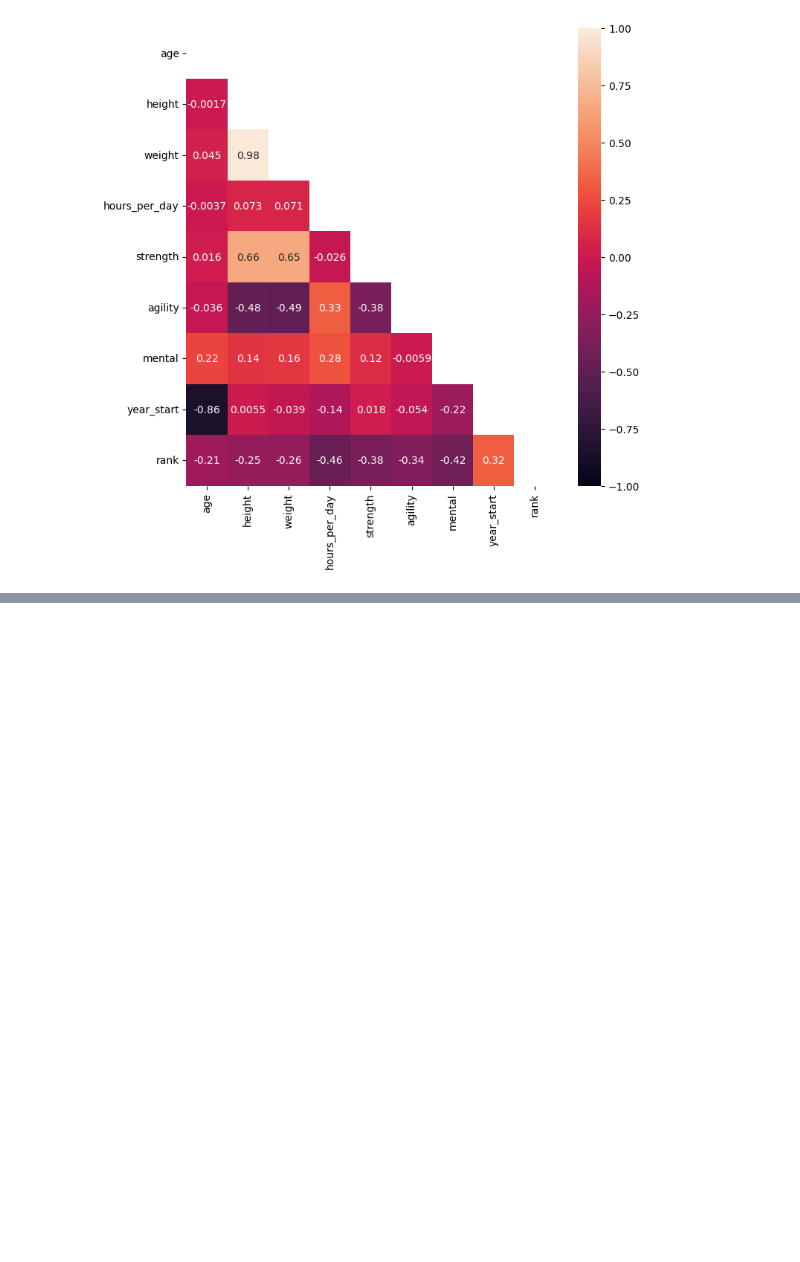
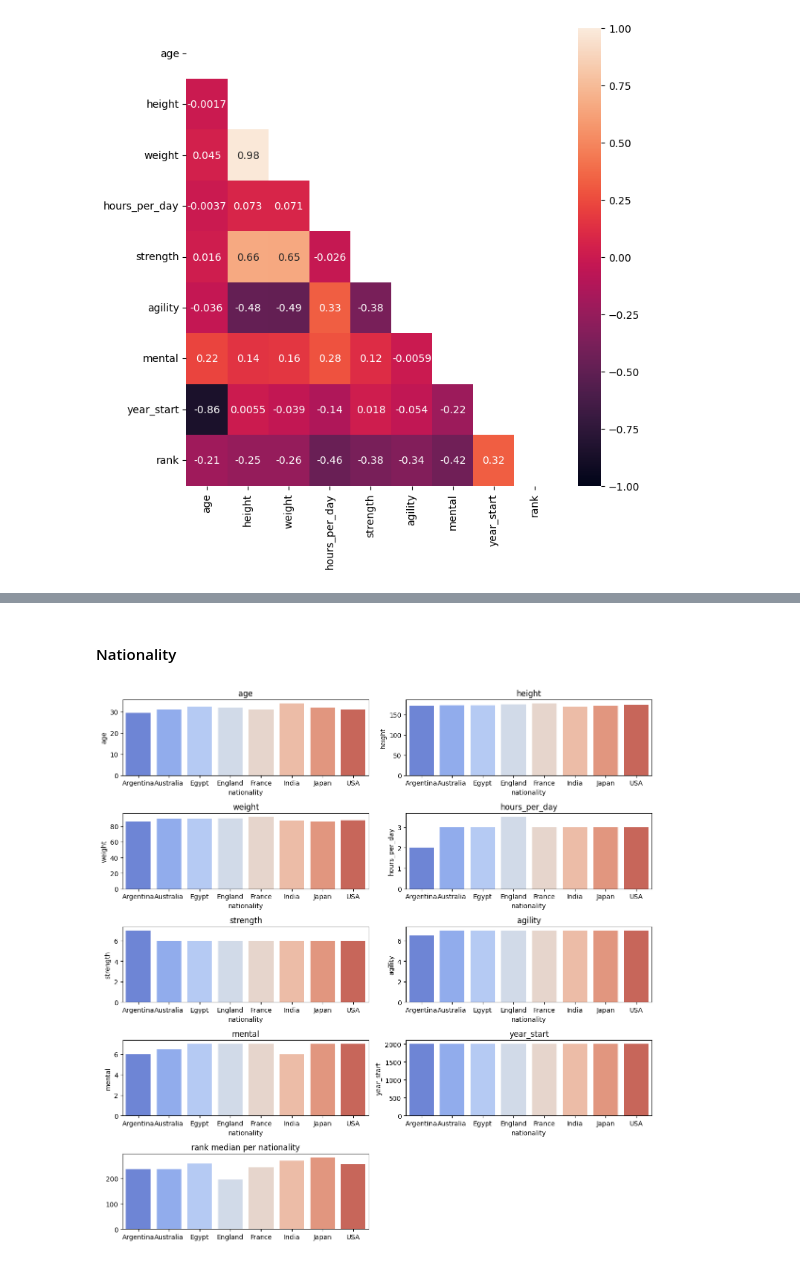
Before and after one commit to SupernovaIa/Project-ML-Clustering-Athletes, a Jupyter notebook: notebook/01-EDA.ipynb, the cells around one changed output, grey strips where cells are left out. Drawn from its saved outputs; the diff is of its cells as text; code cells hidden in the pictures; blank space fills up the shorter version.

```diff
--- a/notebook/01-EDA.ipynb
+++ b/notebook/01-EDA.ipynb
@@ -289,0 +331,6 @@ Como estamos construyendo modelos de clustering, no vamos a eliminar ninguna col
+# %% [markdown]
+#### Nationality
+# %%
+plot_groupby(df, 'nationality', num_cols, size=(12, 12), method='median')
+# %% [output]
+[figure, added]
```
Also changed, not shown: parts of 19 cells of this notebook, 6 other files.
